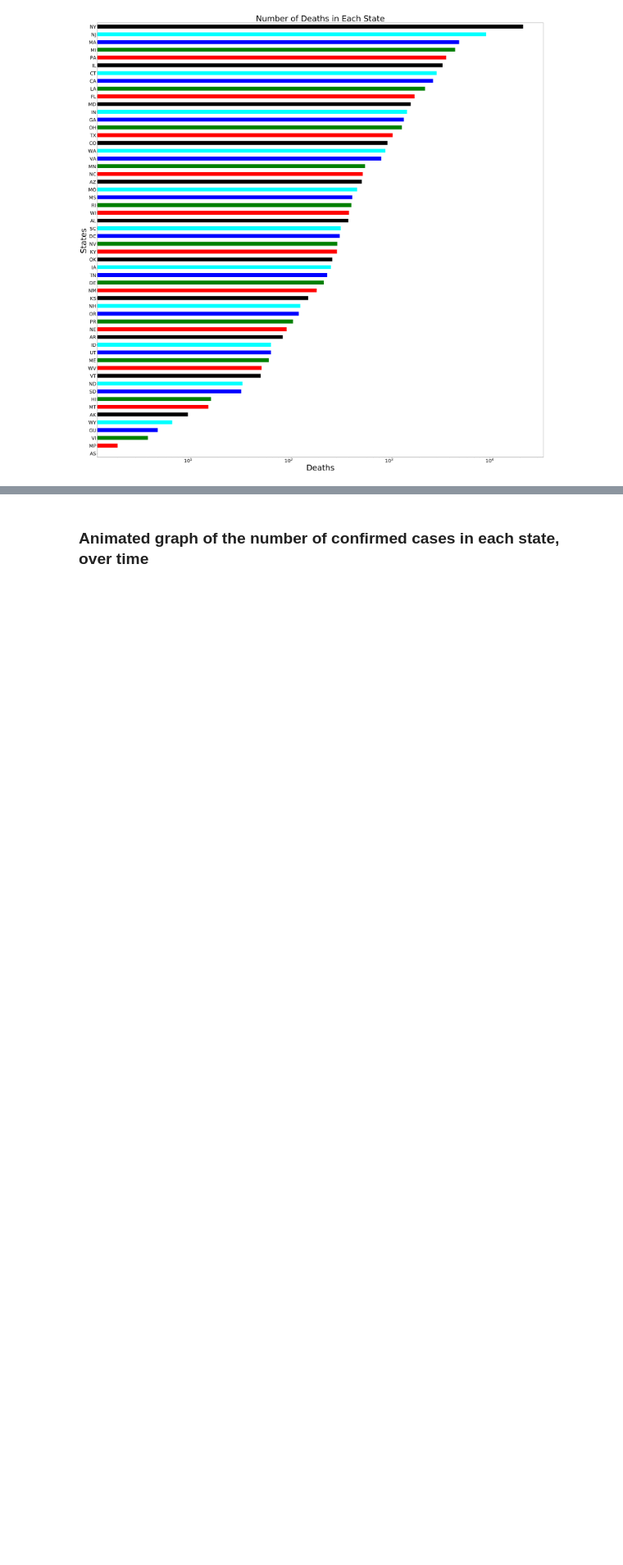
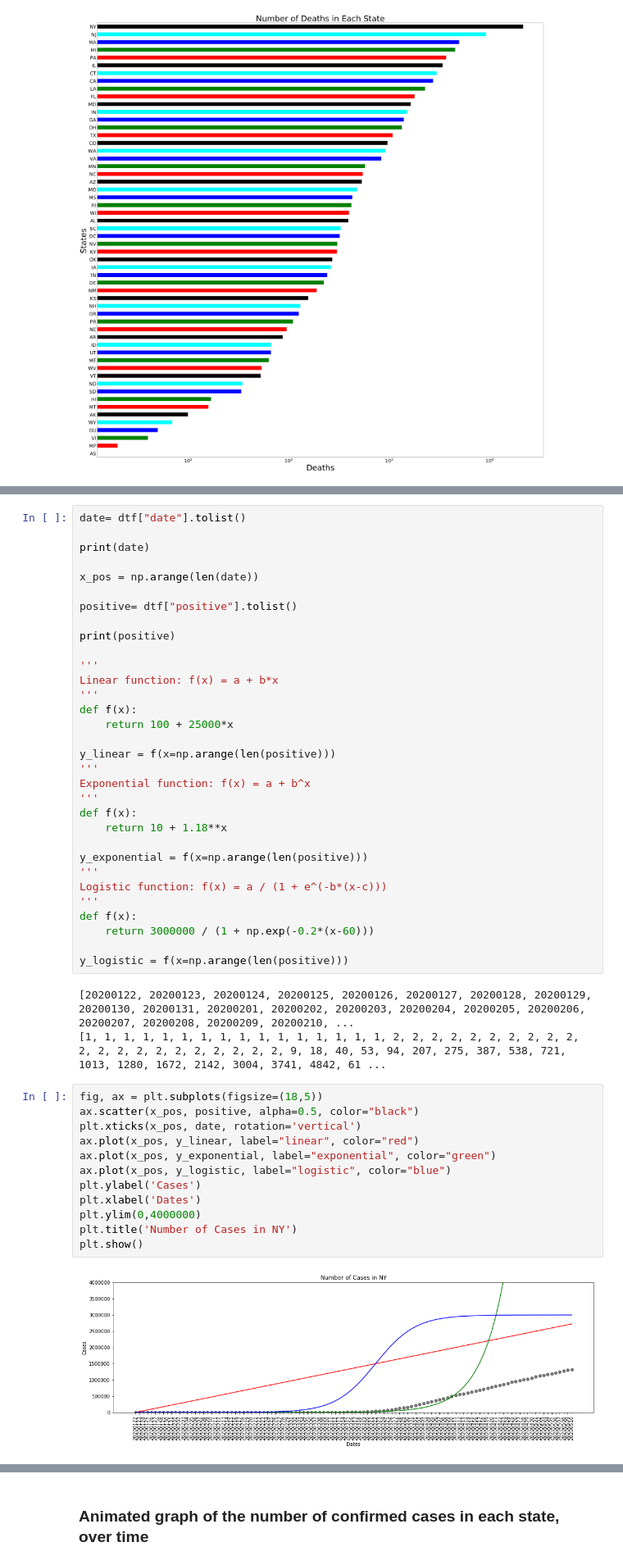
Before and after one commit to claudiarmabreu/Epidemologia, a Jupyter notebook: Projeto Covid-19/COVID19-US-Stats.ipynb, the cells around one changed output, grey strips where cells are left out. Shown at 82% size. Saved outputs shown, nothing was run; the diff lists cells and outputs as text; blank space fills up the shorter version.

```diff
--- a/Projeto Covid-19/COVID19-US-Stats.ipynb
+++ b/Projeto Covid-19/COVID19-US-Stats.ipynb
@@ -555,0 +690,49 @@ plt.show()
+# %%
+date= dtf["date"].tolist()
+
+print(date)
+
+x_pos = np.arange(len(date))
+
+positive= dtf["positive"].tolist()
+
+print(positive)
+
+'''
+Linear function: f(x) = a + b*x
+'''
+def f(x):
+    return 100 + 25000*x
+
+y_linear = f(x=np.arange(len(positive)))
+'''
+Exponential function: f(x) = a + b^x
+'''
+def f(x):
+    return 10 + 1.18**x
+
+y_exponential = f(x=np.arange(len(positive)))
+'''
+Logistic function: f(x) = a / (1 + e^(-b*(x-c)))
+'''
+def f(x):
+    return 3000000 / (1 + np.exp(-0.2*(x-60)))
+
+y_logistic = f(x=np.arange(len(positive)))
+# %% [output]
+[20200122, 20200123, 20200124, 20200125, 20200126, 20200127, 20200128, 20200129, 20200130, 20200131, 20200201, 20200202, 20200203, 20200204, 20200205, 20200206, 20200207, 20200208, 20200209, 20200210, ...
+[1, 1, 1, 1, 1, 1, 1, 1, 1, 1, 1, 1, 1, 1, 1, 1, 2, 2, 2, 2, 2, 2, 2, 2, 2, 2, 2, 2, 2, 2, 2, 2, 2, 2, 2, 2, 2, 9, 18, 40, 53, 94, 207, 275, 387, 538, 721, 1013, 1280, 1672, 2142, 3004, 3741, 4842, 61 ...
+# %%
+fig, ax = plt.subplots(figsize=(18,5))
+ax.scatter(x_pos, positive, alpha=0.5, color="black")
+plt.xticks(x_pos, date, rotation='vertical')
+ax.plot(x_pos, y_linear, label="linear", color="red")
+ax.plot(x_pos, y_exponential, label="exponential", color="green")
+ax.plot(x_pos, y_logistic, label="logistic", color="blue")
+plt.ylabel('Cases')
+plt.xlabel('Dates')
+plt.ylim(0,4000000)
+plt.title('Number of Cases in NY')
+plt.show()
+# %% [output]
+[figure, added]
```
Also changed, not shown: parts of 19 cells of this notebook.
